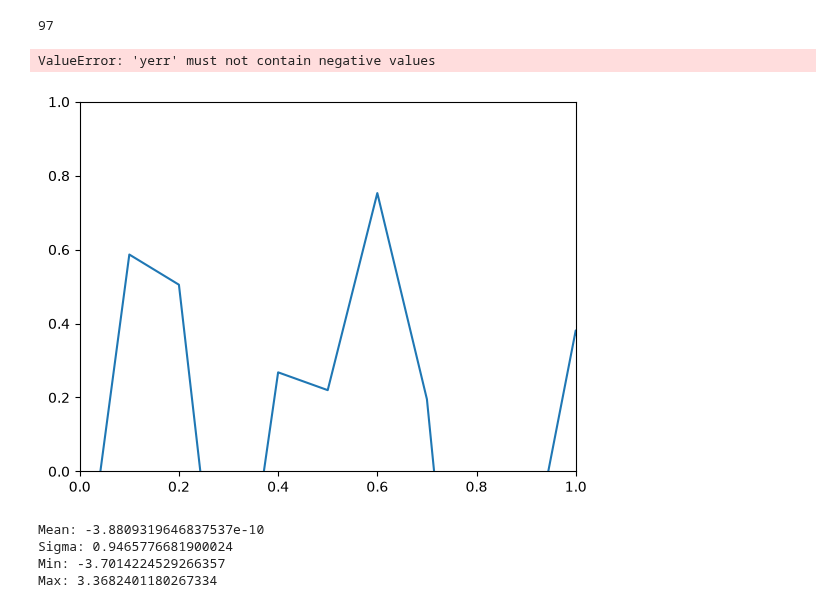
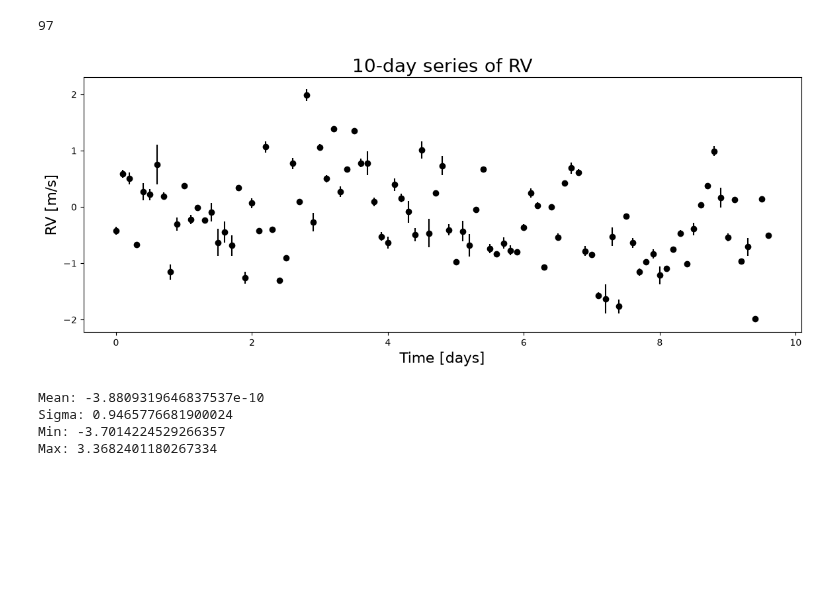
Before and after one commit to Etienne99/LAM_Internship, a Jupyter notebook: scripts_2/neuraln_stats.ipynb, the cells around one changed output. Saved outputs shown, nothing was run; the diff lists cells and outputs as text; code cells hidden in the pictures; blank space fills up the shorter version.

```diff
--- a/scripts_2/neuraln_stats.ipynb
+++ b/scripts_2/neuraln_stats.ipynb
@@ -66,11 +66,16 @@ print(len(y_err))
 # %% [output]
 97
 # %%
-plt.errorbar(times[0:97], y_split[1], y_err)  # need to translate std to errorbar (value +- std)
+fig, ax = plt.subplots(figsize=(14, 5))
+ax.set_title('10-day series of RV', size=20)
+
+ax.errorbar(times[0:97], y_split[1], np.abs(y_err), fmt='o', color='k')
+ax.set_xlabel('Time [days]', size=16)
+ax.set_ylabel('RV [m/s]', size=16)
+
 plt.show()
 # %% [output]
-ValueError: 'yerr' must not contain negative values
-[figure, old version]
+[figure, new version]
 # %%
 # RV stats
 print(f'Mean: {y.mean().item()}')
```
Also changed, not shown: parts of 8 cells of this notebook.
